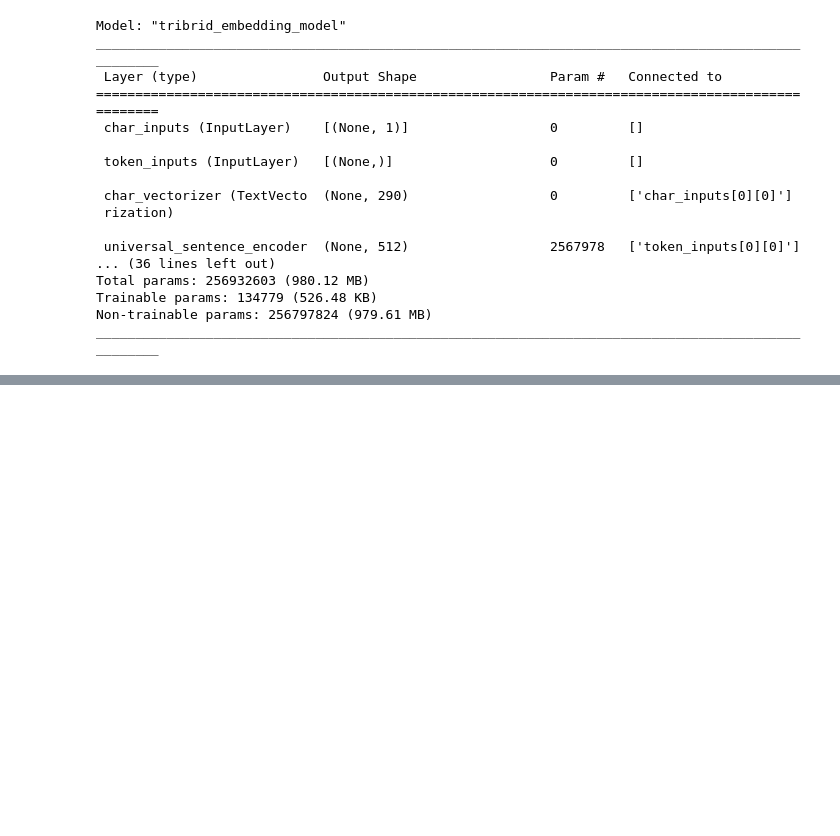
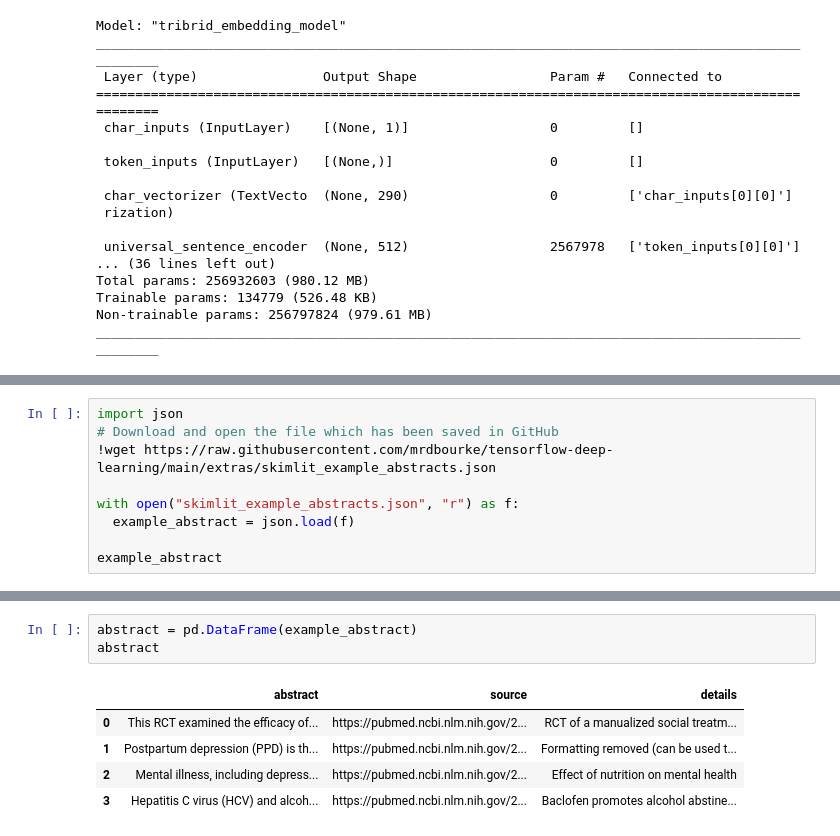
Before and after one commit to Nuthan03/SkimLit, a Jupyter notebook: SkimLit_NLP.ipynb, the cells around one changed output, grey strips where cells are left out. Cells and saved outputs as stored; diff of their text form; blank space fills up the shorter version.

```diff
--- a/SkimLit_NLP.ipynb
+++ b/SkimLit_NLP.ipynb
@@ -1529,0 +1676,9 @@ ________________________________________________________________________________
+# %%
+import json
+# Download and open the file which has been saved in GitHub
+!wget https://raw.githubusercontent.com/mrdbourke/tensorflow-deep-learning/main/extras/skimlit_example_abstracts.json
+
+with open("skimlit_example_abstracts.json", "r") as f:
+  example_abstract = json.load(f)
+
+example_abstract
@@ -1529,0 +1708,9 @@ ________________________________________________________________________________
+# %%
+abstract = pd.DataFrame(example_abstract)
+abstract
+# %% [output]
+|  | abstract | source | details |
+| 0 | This RCT examined the efficacy of... | https://pubmed.ncbi.nlm.nih.gov/2... | RCT of a manualized social treatm... |
+| 1 | Postpartum depression (PPD) is th... | https://pubmed.ncbi.nlm.nih.gov/2... | Formatting removed (can be used t... |
+| 2 | Mental illness, including depress... | https://pubmed.ncbi.nlm.nih.gov/2... | Effect of nutrition on mental health |
+| 3 | Hepatitis C virus (HCV) and alcoh... | https://pubmed.ncbi.nlm.nih.gov/2... | Baclofen promotes alcohol abstine... |
```
Also changed, not shown: parts of 58 cells of this notebook.
